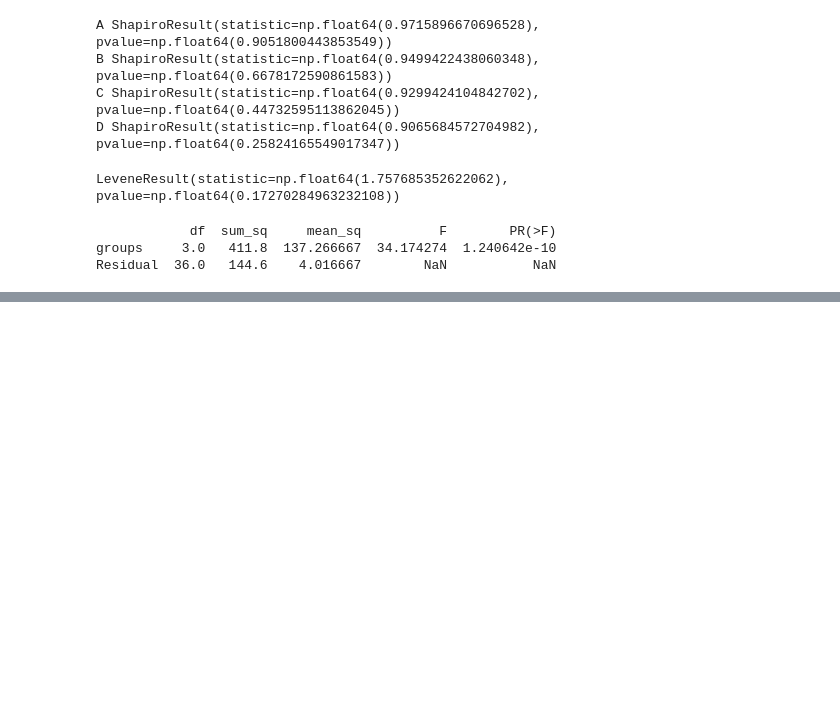
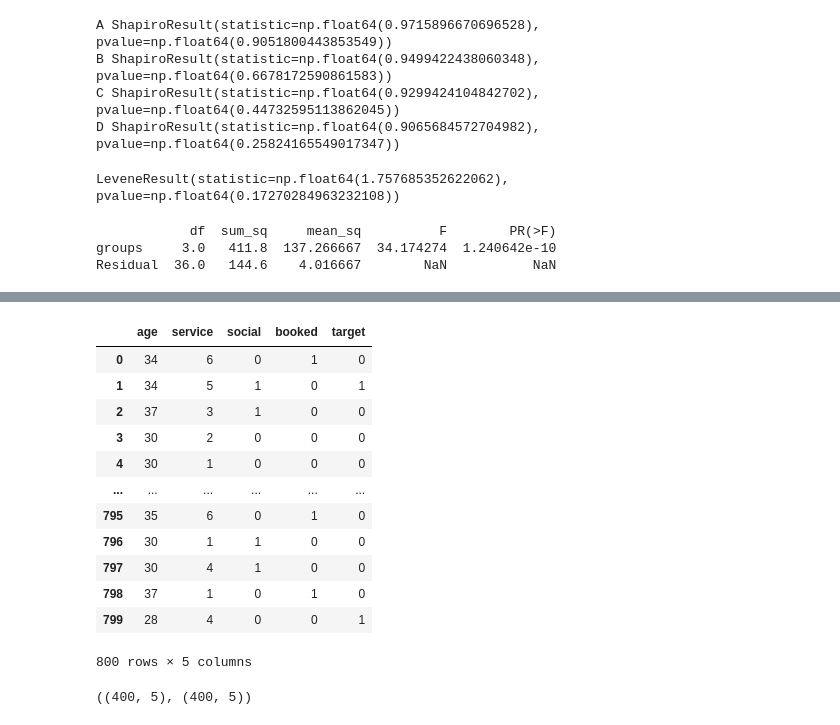
Before and after one commit to rlgus3351/-BigDataAnalyst, a Jupyter notebook: ch3/chapter06.ipynb, the cells around one changed output, grey strips where cells are left out. Cells and saved outputs as stored; diff of their text form; code cells hidden in the pictures; blank space fills up the shorter version.

```diff
--- a/ch3/chapter06.ipynb
+++ b/ch3/chapter06.ipynb
@@ -261,0 +584,27 @@ Residual  36.0   144.6    4.016667        NaN           NaN
+# %%
+import pandas as pd
+
+df = pd.read_csv('./ch6_data/customer_travel.csv')
+df
+# %% [output]
+|  | age | service | social | booked | target |
+| 0 | 34 | 6 | 0 | 1 | 0 |
+| 1 | 34 | 5 | 1 | 0 | 1 |
+| 2 | 37 | 3 | 1 | 0 | 0 |
+| 3 | 30 | 2 | 0 | 0 | 0 |
+| 4 | 30 | 1 | 0 | 0 | 0 |
+| ... | ... | ... | ... | ... | ... |
+| 795 | 35 | 6 | 0 | 1 | 0 |
+| 796 | 30 | 1 | 1 | 0 | 0 |
+| 797 | 30 | 4 | 1 | 0 | 0 |
+| 798 | 37 | 1 | 0 | 1 | 0 |
+| 799 | 28 | 4 | 0 | 0 | 1 |
+800 rows × 5 columns
+# %%
+midpoint= len(df)//2
+a = df.iloc[:midpoint]
+b = df.iloc[midpoint:]
+
+a.shape,b.shape
+# %% [output]
+((400, 5), (400, 5))
```
Also changed, not shown: parts of 29 cells of this notebook, 13 other files.
